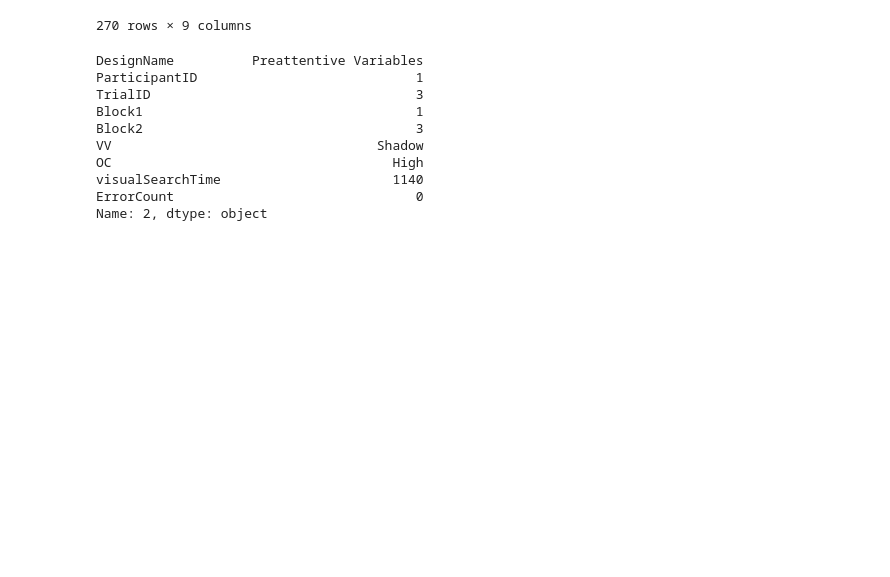
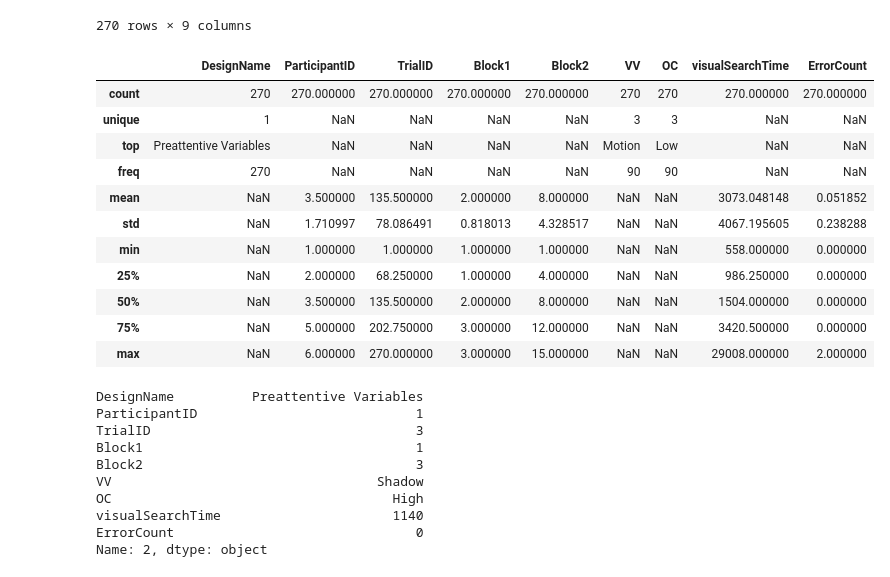
Before and after one commit to Compaagnie/ExperimentalDesign, a Jupyter notebook: Statistical_Analisys.ipynb, the cells around one changed output. Saved outputs shown, nothing was run; the diff lists cells and outputs as text; code cells hidden in the pictures; blank space fills up the shorter version.

```diff
--- a/Statistical_Analisys.ipynb
+++ b/Statistical_Analisys.ipynb
@@ -19,6 +20,21 @@ data
 | 268 | Preattentive Variables | 6 | 269 | 3 | 14 | Shadow | High | 676 | 0 |
 | 269 | Preattentive Variables | 6 | 270 | 3 | 15 | Shadow | Medium | 1037 | 0 |
 270 rows × 9 columns
+# %%
+data.describe(include = 'all')
+# %% [output]
+|  | DesignName | ParticipantID | TrialID | Block1 | Block2 | VV | OC | visualSearchTime | ErrorCount |
+| count | 270 | 270.000000 | 270.000000 | 270.000000 | 270.000000 | 270 | 270 | 270.000000 | 270.000000 |
+| unique | 1 | NaN | NaN | NaN | NaN | 3 | 3 | NaN | NaN |
+| top | Preattentive Variables | NaN | NaN | NaN | NaN | Motion | Low | NaN | NaN |
+| freq | 270 | NaN | NaN | NaN | NaN | 90 | 90 | NaN | NaN |
+| mean | NaN | 3.500000 | 135.500000 | 2.000000 | 8.000000 | NaN | NaN | 3073.048148 | 0.051852 |
+| std | NaN | 1.710997 | 78.086491 | 0.818013 | 4.328517 | NaN | NaN | 4067.195605 | 0.238288 |
+| min | NaN | 1.000000 | 1.000000 | 1.000000 | 1.000000 | NaN | NaN | 558.000000 | 0.000000 |
+| 25% | NaN | 2.000000 | 68.250000 | 1.000000 | 4.000000 | NaN | NaN | 986.250000 | 0.000000 |
+| 50% | NaN | 3.500000 | 135.500000 | 2.000000 | 8.000000 | NaN | NaN | 1504.000000 | 0.000000 |
+| 75% | NaN | 5.000000 | 202.750000 | 3.000000 | 12.000000 | NaN | NaN | 3420.500000 | 0.000000 |
+| max | NaN | 6.000000 | 270.000000 | 3.000000 | 15.000000 | NaN | NaN | 29008.000000 | 2.000000 |
 # %%
 data.iloc[2]
 # %% [output]
```
Also changed, not shown: parts of 14 cells of this notebook.
